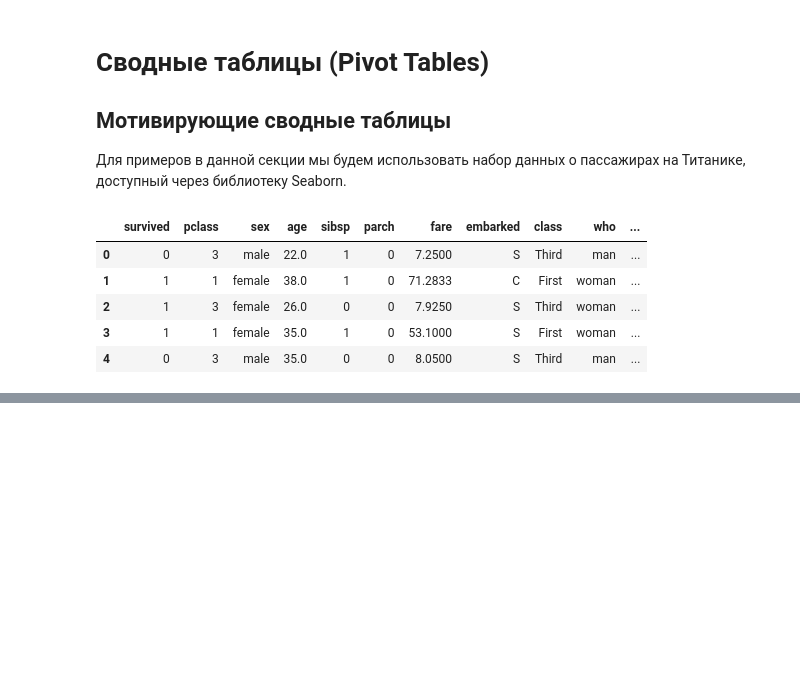
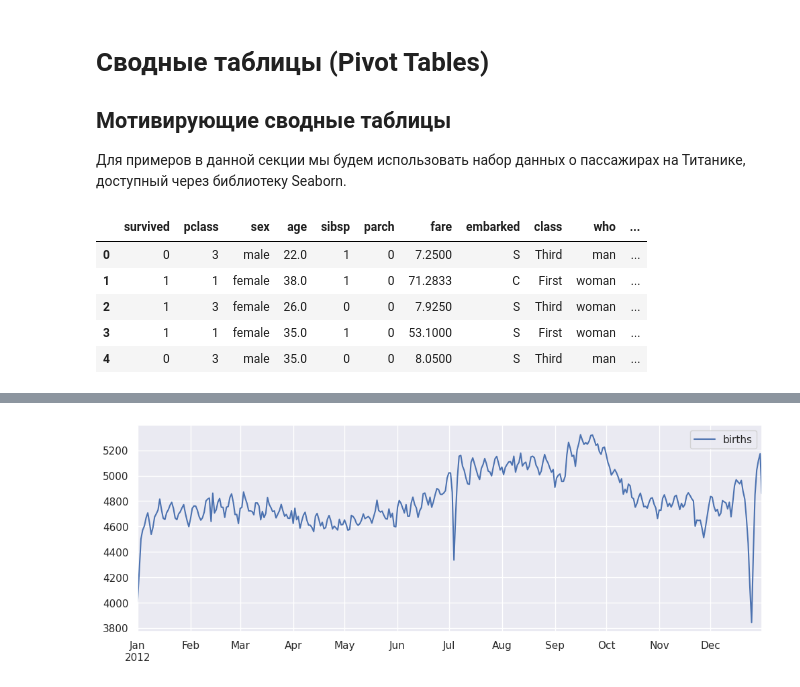
Before and after one commit to proway2/PythonDataScienceHandbook, a Jupyter notebook: Pandas - Pivot Tables.ipynb, the cells around one changed output, grey strips where cells are left out. Drawn from its saved outputs; the diff is of its cells as text; code cells hidden in the pictures; blank space fills up the shorter version.

```diff
--- a/Pandas - Pivot Tables.ipynb
+++ b/Pandas - Pivot Tables.ipynb
@@ -23,0 +193,4 @@ https://jakevdp.github.io/PythonDataScienceHandbook/03.09-pivot-tables.html#Pivo
+# %%
+births_by_date = births.pivot_table('births',
+                                    [births.index.month, births.index.day])
+births_by_date.head()
@@ -23,0 +206,5 @@ https://jakevdp.github.io/PythonDataScienceHandbook/03.09-pivot-tables.html#Pivo
+# %%
+import datetime
+datetime.datetime(2012, 1, 1)
+births_by_date.index = [datetime.datetime(2012, ts.month, ts.day) for ts in births_by_date.index]
+births_by_date.head()
@@ -23,0 +218,6 @@ https://jakevdp.github.io/PythonDataScienceHandbook/03.09-pivot-tables.html#Pivo
+# %%
+# Plot the results
+fig, ax = plt.subplots(figsize=(12, 4))
+births_by_date.plot(ax=ax);
+# %% [output]
+[figure, added]
```
Also changed, not shown: parts of 37 cells of this notebook, 1 other file.
